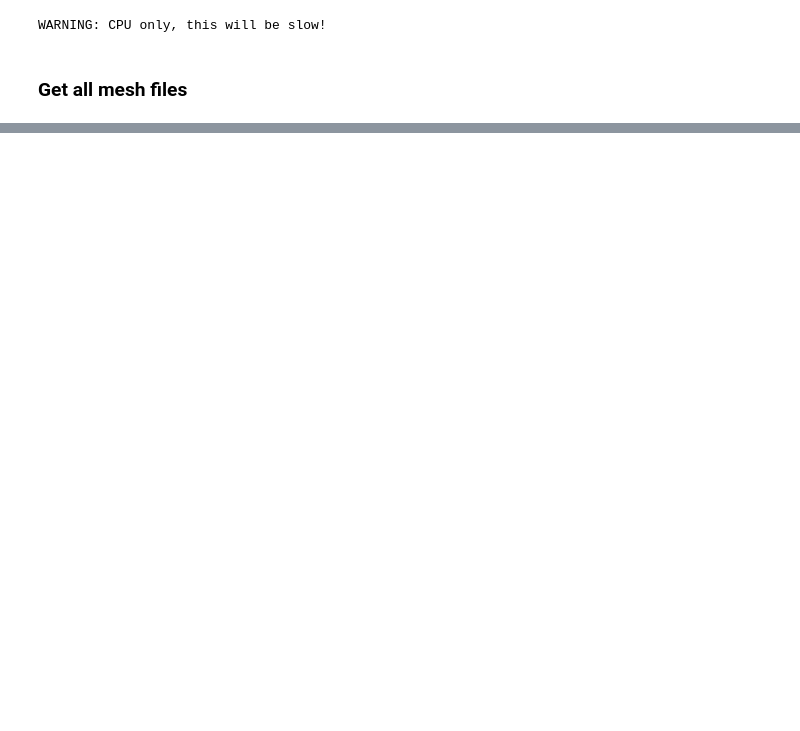
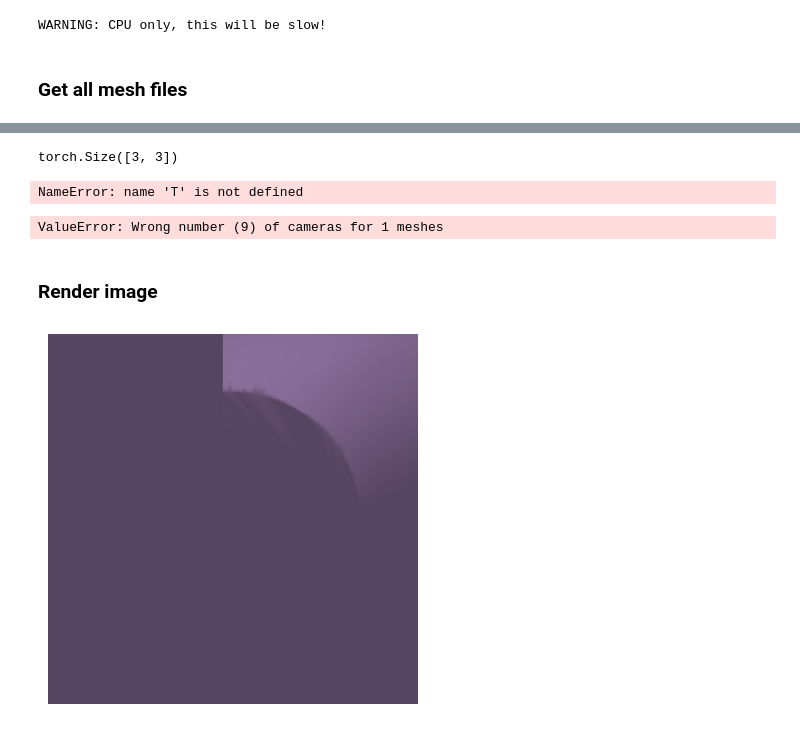
Before and after one commit to svenac20/master-thesis, a Jupyter notebook: src/generate-images.ipynb, the cells around one changed output, grey strips where cells are left out. Saved outputs shown, nothing was run; the diff lists cells and outputs as text; code cells hidden in the pictures; blank space fills up the shorter version.

Commit message:
Move urdf and mesh files to separate folder. Add initial rednering

```diff
--- a/src/generate-images.ipynb
+++ b/src/generate-images.ipynb
@@ -54 +140,4 @@ AttributeError: 'NativePathHandler' object has no attribute '_evt'
+# %%
+joint_angles = np.array([0.0200, -0.9641, -0.0662, -2.7979, -0.0469, 1.9289, 0.9137])
+R_list, T_list = get_joint_RT(panda, joint_angles)
 # %% [markdown]
@@ -56,7 +144,0 @@ AttributeError: 'NativePathHandler' object has no attribute '_evt'
-# %%
-meshes = []
-for i in range(len(verts_list)):
-	faces_idx = faces_list[i].verts_idx
-	verts = verts_list[i]
-
-	meshes.append(Meshes(verts=[verts], faces=[faces_idx]))
@@ -81,0 +220,39 @@ plot_pointcloud(mesh)
+# %%
+print(R.shape)
+print(T.shape)
+# %% [output]
+torch.Size([3, 3])
+NameError: name 'T' is not defined
+# %%
+focal_length = [960.41357421875, 960.22314453125]
+principal_point = [1021.7171020507812, 776.2381591796875]
+image_size = [1536, 2048]
+cameras = FoVPerspectiveCameras(R=R, T=T)
+
+blend_params = BlendParams(sigma=1e-8, gamma=1e-8)
+raster_settings = RasterizationSettings(
+	image_size=image_size,
+	blur_radius=np.log(1. / 1e-4 - 1.) * blend_params.sigma,
+	faces_per_pixel=100,
+	max_faces_per_bin=100000,  # max_faces_per_bin=1000000,
+)
+
+silhouette_renderer = MeshRenderer(
+	rasterizer=MeshRasterizer(
+		cameras=cameras,
+		raster_settings=raster_settings
+	),
+	shader=SoftSilhouetteShader(blend_params=blend_params)
+)
+# %%
+images = silhouette_renderer(meshes_world=robot_mesh)
+# %% [output]
+ValueError: Wrong number (9) of cameras for 1 meshes
+# %% [markdown]
+### Render image
+# %%
+plt.imshow(images.squeeze().detach().cpu().numpy())
+plt.axis("off")
+plt.show()
+# %% [output]
+[figure, added]
```
Also changed, not shown: parts of 19 cells of this notebook, 49 other files.
